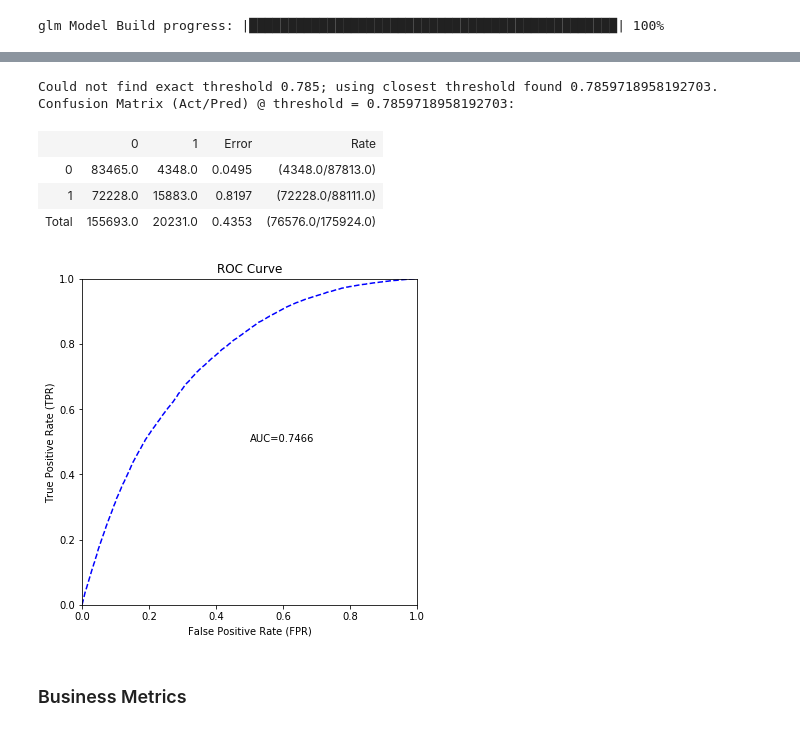
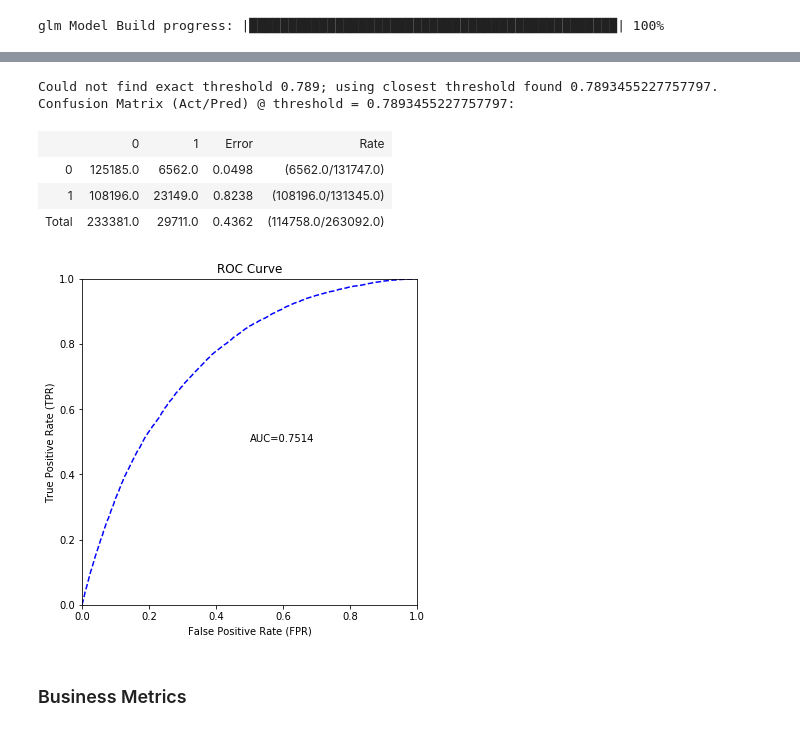
Before and after one commit to jakubglinka/ml-loan, a Jupyter notebook: notebooks/loan_defaults_prediction.ipynb, the cells around one changed output, grey strips where cells are left out. Drawn from its saved outputs; the diff is of its cells as text; code cells hidden in the pictures.

```diff
--- a/notebooks/loan_defaults_prediction.ipynb
+++ b/notebooks/loan_defaults_prediction.ipynb
@@ -776,6 +846,10 @@ sdf_ft = ['loan_default',
             'purpose',
             'emp_length',
             'home_ownership',
+            'annual_inc',
+            'loan_amnt_in_annual_inc',
+            'verification_status',
+            'zip_code',
             'w']
 
 df = hc.as_h2o_frame(sdf_loan_clean \
@@ -796,6 +870,8 @@ df['sub_grade_fact'] = df['sub_grade'].asfactor()
 
 df['emp_length_fact'] = df['emp_length'].asfactor()
 df['home_ownership_fact'] = df['home_ownership'].asfactor()
+df['verification_status_fact'] = df['verification_status'].asfactor()
+df['zip_code_fact'] = df['zip_code'].asfactor()
 # %%
 model_ft = ['loan_default_fact',
             'installment',
@@ -809,6 +885,10 @@ model_ft = ['loan_default_fact',
             'purpose_fact',
             'emp_length_fact',
             'home_ownership_fact',
+            'annual_inc',
+            'loan_amnt_in_annual_inc',
+            'verification_status_fact',
+            'zip_code_fact',
             'w']
 # %%
 nmes = df[1:10, :].as_data_frame()
@@ -838,7 +918,6 @@ Few comments about splitting the dataset (date and Keyword are the key)
 # %%
 train, validate, test = df.split_frame([.5, .2], seed=2014)
 
-validate['w'] = 1.0
 test['w'] = 1.0
 
 predictors = model_ft[1:-1] + model_title_word_ft + model_title_ngram_ft + model_emp_title_ft
@@ -971,22 +1050,22 @@ glm_sel_thr
 # %%
-glm_model.model_performance(valid=True) \
+glm_model.model_performance(test) \
     .confusion_matrix(thresholds=[glm_sel_thr])
 # %% [output]
-Could not find exact threshold 0.785; using closest threshold found 0.7859718958192703.
-Confusion Matrix (Act/Pred) @ threshold = 0.7859718958192703:
+Could not find exact threshold 0.789; using closest threshold found 0.7893455227757797.
+Confusion Matrix (Act/Pred) @ threshold = 0.7893455227757797:
 |  | 0 | 1 | Error | Rate |
-| 0 | 83465.0 | 4348.0 | 0.0495 | (4348.0/87813.0) |
-| 1 | 72228.0 | 15883.0 | 0.8197 | (72228.0/88111.0) |
-| Total | 155693.0 | 20231.0 | 0.4353 | (76576.0/175924.0) |
+| 0 | 125185.0 | 6562.0 | 0.0498 | (6562.0/131747.0) |
+| 1 | 108196.0 | 23149.0 | 0.8238 | (108196.0/131345.0) |
+| Total | 233381.0 | 29711.0 | 0.4362 | (114758.0/263092.0) |
 # %%
-tmp = glm_model.model_performance(test)
+tmp = glm_model.model_performance(validate)
 from matplotlib import pyplot as plt
 plt.figure(figsize=(6, 6))
 tmp.plot()
 
 # TODO: in presentation add line at y = .95
 # %% [output]
-[figure, old version]
+[figure, new version]
 # %% [markdown]
 ### Business Metrics
 # %%
```
Also changed, not shown: parts of 33 cells of this notebook.
